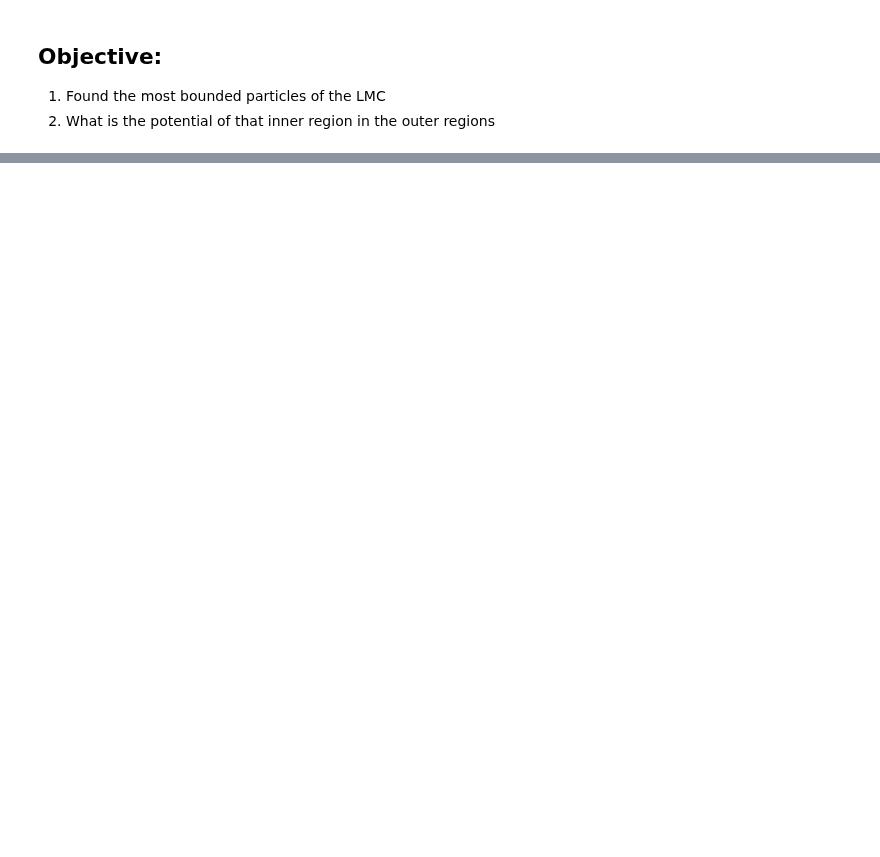
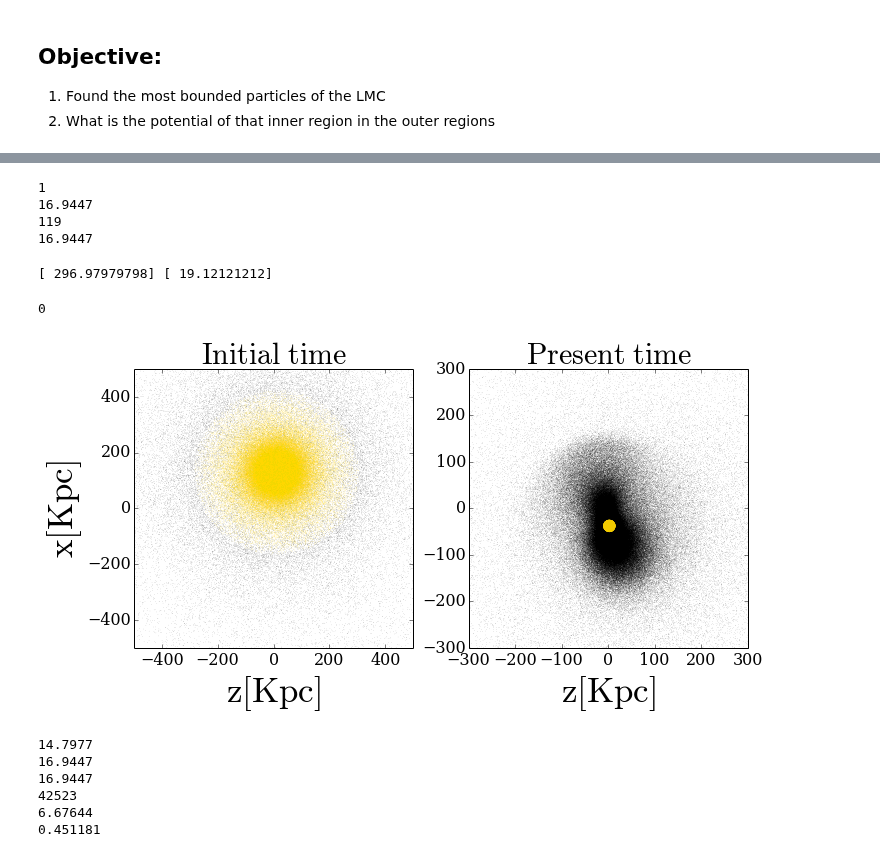
Before and after one commit to jngaravitoc/LMC-MW, a Jupyter notebook: code/MASK_LMC.ipynb, the cells around one changed output, grey strips where cells are left out. Saved outputs shown, nothing was run; the diff lists cells and outputs as text; code cells hidden in the pictures; blank space fills up the shorter version.

```diff
--- a/code/MASK_LMC.ipynb
+++ b/code/MASK_LMC.ipynb
@@ -133,2 +54,0 @@ def main(lmc_path, lmc_snap, N_i, N_f, lmc_orbit):
-# %%
-MWLMC, MWLMC_M, LMC_inn, M_inn, MW_mass, pot_out, pot_inn = main(lmc_path, lmc_snap, 119, 119, lmc_orbit)
@@ -363,0 +55,11 @@ lmc_orbit[0,3]
+# %%
+#Function that returns the radius at which the LMC is still spherical!
+def sphere_radius(x,y,z):
+    r = np.linspace(1, 300, 100)
+    s=1
+    q=1
+    i=0
+    while ((np.abs(s-1)< 0.1) & (np.abs(q-1)<0.1) & (i<200)):
+        s, q = shapes.iterate_volume(x, y, z, r[i], 1E-1)
+        i+=1
+    return r[i-2]
@@ -363,0 +164,4 @@ lmc_orbit[0,3]
+# %%
+#All_pos_out, All_mass_out, All_pot_out, LMC_inn_pos, LMC_mass_inn, LMC_pot_inn, MW_pos, MW_mass, MW_pot, LMC_pos_out, LMC_mass_out, LMC_pot_out = main(lmc_path, lmc_snap, 0, 0, lmc_orbit)
+#All_pos_outf, All_mass_outf, All_pot_outf, LMC_inn_posf, LMC_mass_innf, LMC_pot_innf, MW_posf, MW_massf, MW_potf, LMC_pos_outf, LMC_mass_outf, LMC_pot_outf = main(lmc_path, lmc_snap, 119, 119, lmc_orbit)
+All_pos_outf, All_mass_outf, All_pot_outf, LMC_inn_posf, LMC_mass_innf, LMC_pot_innf = mask_satellite(lmc_path, lmc_snap, 119, 119, lmc_orbit, 1000000)
@@ -363,0 +174,12 @@ lmc_orbit[0,3]
+# %%
+R_LMC_evol = radius_lmc(lmc_path, lmc_snap, 1, 1, lmc_orbit)
+R_LMC_evol2 = radius_lmc(lmc_path, lmc_snap, 119, 119, lmc_orbit)
+# %% [output]
+1
+16.9447
+119
+16.9447
+# %%
+print R_LMC_evol, R_LMC_evol2
+# %% [output]
+[ 296.97979798] [ 19.12121212]
@@ -363,0 +219,5 @@ lmc_orbit[0,3]
+# %%
+#writting_data(All_pos_out, All_mass_out, All_pot_out, LMC_inn_pos, LMC_mass_inn, LMC_pot_inn, MW_pos, MW_mass, MW_pot, LMC_pos_out, LMC_mass_out, LMC_pot_out, 20)
+writting_data(All_pos_outf, All_mass_outf, All_pot_outf, LMC_inn_posf, LMC_mass_innf, LMC_pot_innf, 20)
+# %% [output]
+0
@@ -363,0 +226,45 @@ lmc_orbit[0,3]
+# %%
+figure(figsize=(11,5))
+subplot(1, 2, 1)
+title('$\mathrm{Initial\ time}$', fontsize=30)
+scatter(LMC_pos_out[:,0], LMC_pos_out[:,2], s=0.1, edgecolor='none', c='k')
+scatter(LMC_inn_pos[:,0], LMC_inn_pos[:,2], s=0.1, edgecolor='none', c='gold')
+xlim(-500, 500)
+ylim(-500, 500)
+xlabel('$\mathrm{z[Kpc]}$', fontsize=35)
+ylabel('$\mathrm{x[Kpc]}$', fontsize=35)
+
+subplot(1, 2, 2)
+title('$\mathrm{Present\ time}$', fontsize=30)
+scatter(LMC_pos_outf[:,0], LMC_pos_outf[:,2], s=0.1, edgecolor='none', c='k')
+scatter(LMC_inn_posf[:,0], LMC_inn_posf[:,2], s=0.1, edgecolor='none', c='gold')
+xlim(-300, 300)
+ylim(-300, 300)
+xlabel('$\mathrm{z[Kpc]}$', fontsize=35)
+
+savefig('LMC_masks.png', bbox_inches='tight', dpi=300)
+# %% [output]
+[figure, added]
+# %%
+#The mass of the enclosed MW particles inside the LMC radius at the present time.
+
+print sum(LMC_mass_inn)
+print sum(LMC_mass_innf) + sum(LMC_mass_outf)
+print sum(LMC_mass_out) + sum(LMC_mass_inn)
+
+
+x_mw_lmc = (All_pos_outf[:,0]-lmc_orbit[119,0])
+y_mw_lmc = (All_pos_outf[:,1]-lmc_orbit[119,1])
+z_mw_lmc = (All_pos_outf[:,2]-lmc_orbit[119,2])
+
+index_mw_inn = np.where(np.sqrt(x_mw_lmc**2.+y_mw_lmc**2.+z_mw_lmc**2.)<20.)[0]
+print len(index_mw_inn)
+print sum(All_mass_outf[index_mw_inn])
+print sum(All_mass_outf[index_mw_inn])/sum(LMC_mass_inn)
+# %% [output]
+14.7977
+16.9447
+16.9447
+42523
+6.67644
+0.451181
```
Also changed, not shown: parts of 47 cells of this notebook.
